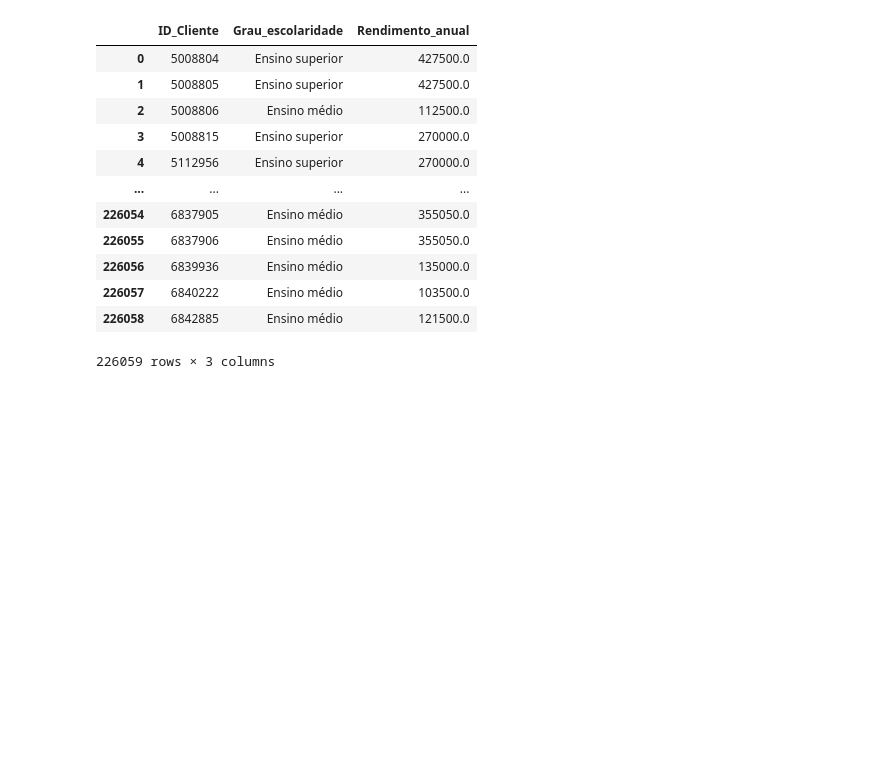
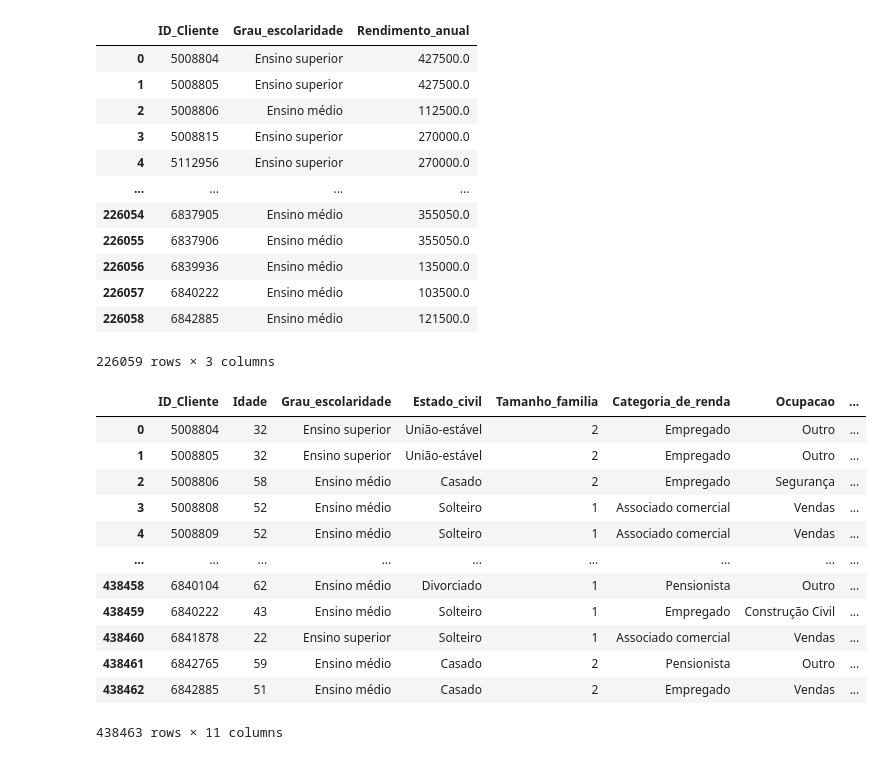
Before and after one commit to 21seya/Analise_dados_mercado, a Jupyter notebook: importando_banco_dados.ipynb, the cells around one changed output. Saved outputs shown, nothing was run; the diff lists cells and outputs as text; code cells hidden in the pictures; blank space fills up the shorter version.

```diff
--- a/importando_banco_dados.ipynb
+++ b/importando_banco_dados.ipynb
@@ -82,3 +82,21 @@ pd.read_sql_table('empregados', engine, columns=['ID_Cliente', 'Grau_escolaridad
 | 226057 | 6840222 | Ensino médio | 103500.0 |
 | 226058 | 6842885 | Ensino médio | 121500.0 |
 226059 rows × 3 columns
+# %%
+query = 'SELECT * FROM clientes'
+# %%
+pd.read_sql(query, engine)
+# %% [output]
+|  | ID_Cliente | Idade | Grau_escolaridade | Estado_civil | Tamanho_familia | Categoria_de_renda | Ocupacao | ... |
+| 0 | 5008804 | 32 | Ensino superior | União-estável | 2 | Empregado | Outro | ... |
+| 1 | 5008805 | 32 | Ensino superior | União-estável | 2 | Empregado | Outro | ... |
+| 2 | 5008806 | 58 | Ensino médio | Casado | 2 | Empregado | Segurança | ... |
+| 3 | 5008808 | 52 | Ensino médio | Solteiro | 1 | Associado comercial | Vendas | ... |
+| 4 | 5008809 | 52 | Ensino médio | Solteiro | 1 | Associado comercial | Vendas | ... |
+| ... | ... | ... | ... | ... | ... | ... | ... | ... |
+| 438458 | 6840104 | 62 | Ensino médio | Divorciado | 1 | Pensionista | Outro | ... |
+| 438459 | 6840222 | 43 | Ensino médio | Solteiro | 1 | Empregado | Construção Civil | ... |
+| 438460 | 6841878 | 22 | Ensino superior | Solteiro | 1 | Associado comercial | Vendas | ... |
+| 438461 | 6842765 | 59 | Ensino médio | Casado | 2 | Pensionista | Outro | ... |
+| 438462 | 6842885 | 51 | Ensino médio | Casado | 2 | Empregado | Vendas | ... |
+438463 rows × 11 columns
```
Also changed, not shown: parts of 4 cells of this notebook.
